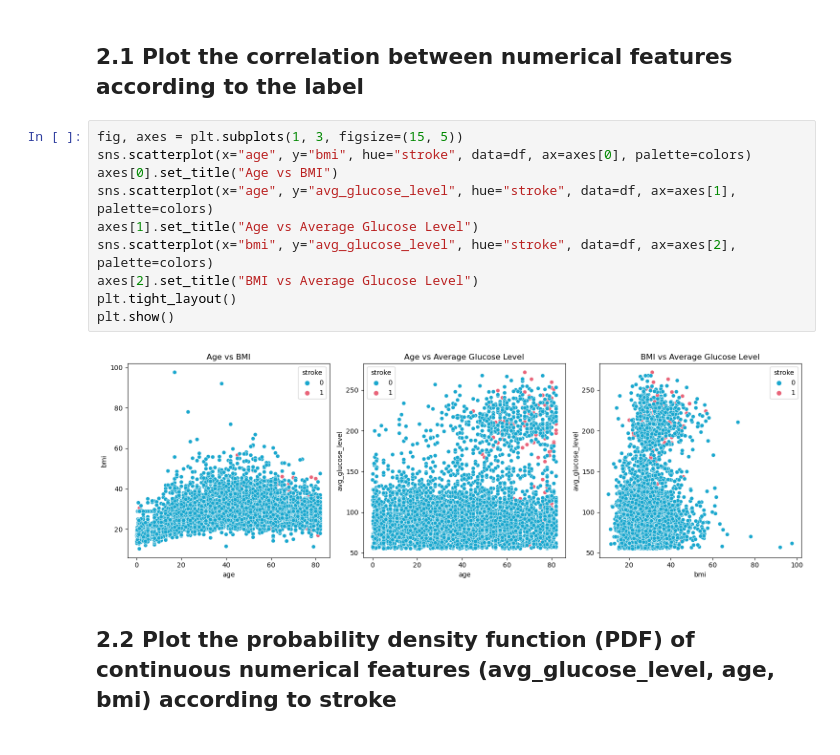
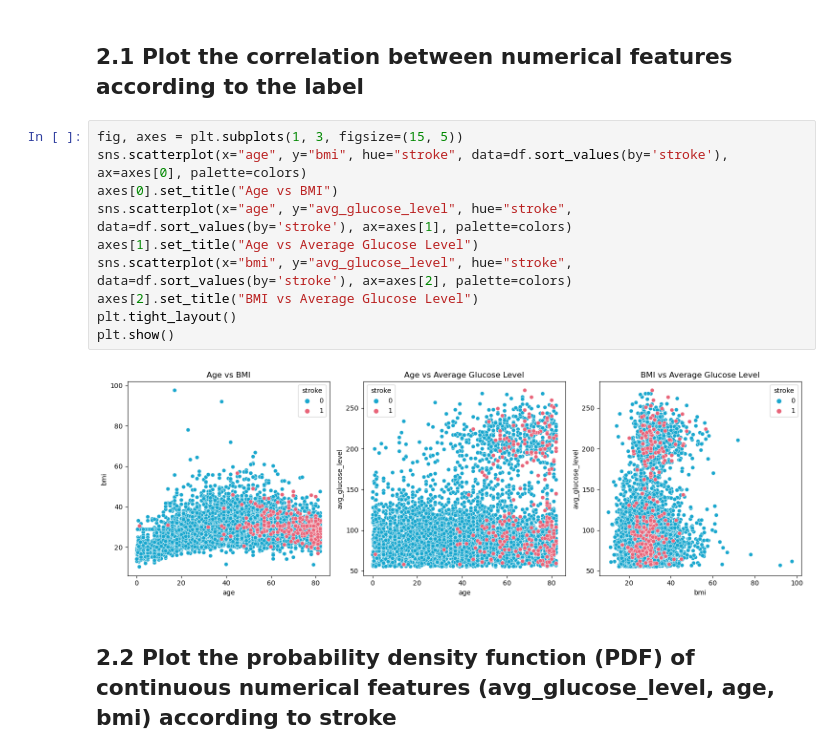
Before and after one commit to nguyen-tuan-hiep/ml-project, a Jupyter notebook: stroke.ipynb, the cells around one changed output. Drawn from its saved outputs; the diff is of its cells as text.

Commit message:
fix scatter plot

```diff
--- a/stroke.ipynb
+++ b/stroke.ipynb
@@ -165,16 +165,16 @@ The percentage of stroke in patients with hypertension is 13.25%
 ## 2.1 Plot the correlation between numerical features according to the label
 # %%
 fig, axes = plt.subplots(1, 3, figsize=(15, 5))
-sns.scatterplot(x="age", y="bmi", hue="stroke", data=df, ax=axes[0], palette=colors)
+sns.scatterplot(x="age", y="bmi", hue="stroke", data=df.sort_values(by='stroke'), ax=axes[0], palette=colors)
 axes[0].set_title("Age vs BMI")
-sns.scatterplot(x="age", y="avg_glucose_level", hue="stroke", data=df, ax=axes[1], palette=colors)
+sns.scatterplot(x="age", y="avg_glucose_level", hue="stroke", data=df.sort_values(by='stroke'), ax=axes[1], palette=colors)
 axes[1].set_title("Age vs Average Glucose Level")
-sns.scatterplot(x="bmi", y="avg_glucose_level", hue="stroke", data=df, ax=axes[2], palette=colors)
+sns.scatterplot(x="bmi", y="avg_glucose_level", hue="stroke", data=df.sort_values(by='stroke'), ax=axes[2], palette=colors)
 axes[2].set_title("BMI vs Average Glucose Level")
 plt.tight_layout()
 plt.show()
 # %% [output]
-[figure, old version]
+[figure, new version]
 # %% [markdown]
 ## 2.2 Plot the probability density function (PDF) of continuous numerical features (avg_glucose_level, age, bmi) according to stroke
 # %%
```
Also changed, not shown: parts of 10 cells of this notebook.
